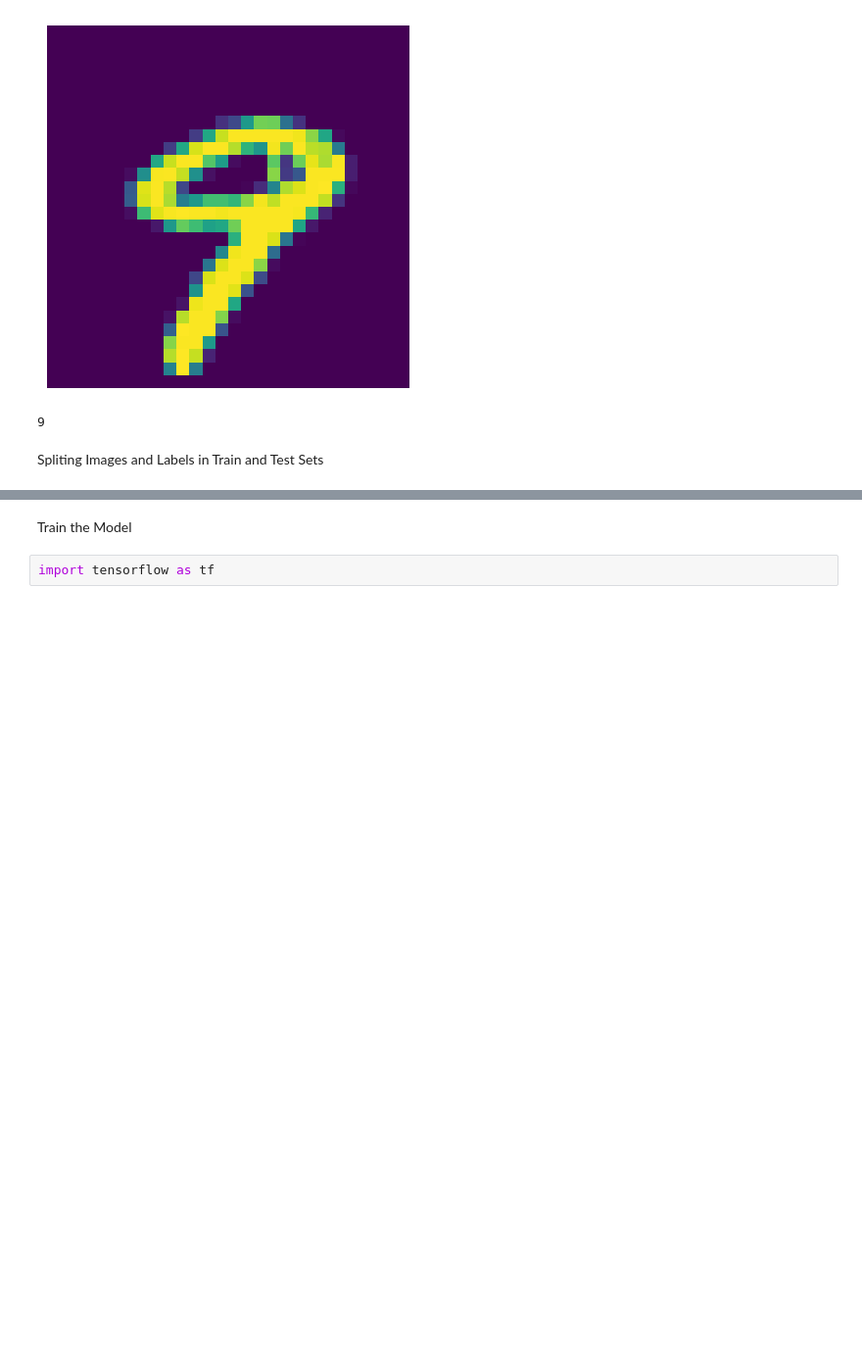
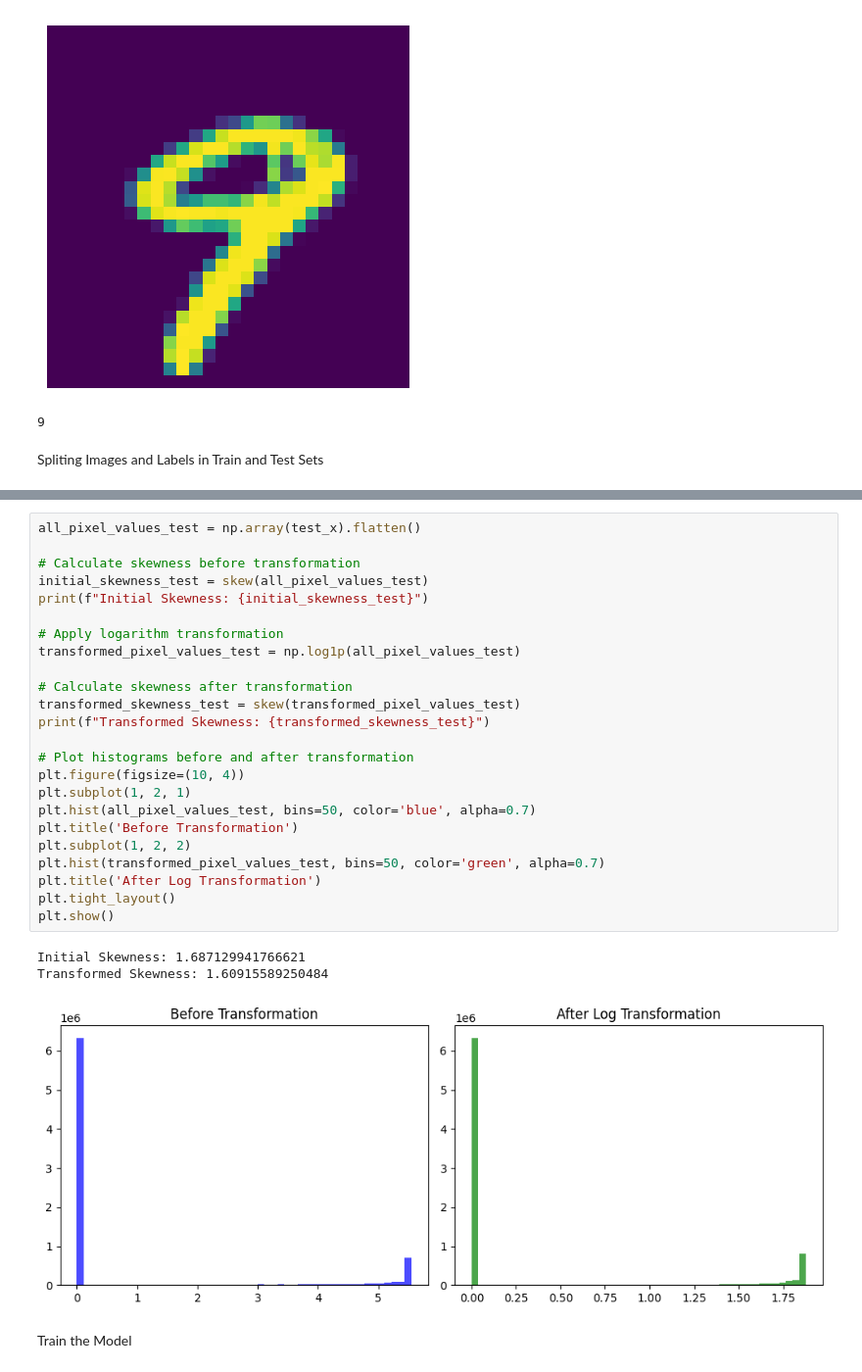
Before and after one commit to Ammar-Asim-23/imageClassifier, a Jupyter notebook: Project/main.ipynb, the cells around one changed output, grey strips where cells are left out. Shown at 98% size. Drawn from its saved outputs; the diff is of its cells as text; blank space fills up the shorter version.

```diff
--- a/Project/main.ipynb
+++ b/Project/main.ipynb
@@ -108,4 +137,30 @@ print(train_y[33])
+# %%
+all_pixel_values_test = np.array(test_x).flatten()
+
+# Calculate skewness before transformation
+initial_skewness_test = skew(all_pixel_values_test)
+print(f"Initial Skewness: {initial_skewness_test}")
+
+# Apply logarithm transformation
+transformed_pixel_values_test = np.log1p(all_pixel_values_test)
+
+# Calculate skewness after transformation
+transformed_skewness_test = skew(transformed_pixel_values_test)
+print(f"Transformed Skewness: {transformed_skewness_test}")
+
+# Plot histograms before and after transformation
+plt.figure(figsize=(10, 4))
+plt.subplot(1, 2, 1)
+plt.hist(all_pixel_values_test, bins=50, color='blue', alpha=0.7)
+plt.title('Before Transformation')
+plt.subplot(1, 2, 2)
+plt.hist(transformed_pixel_values_test, bins=50, color='green', alpha=0.7)
+plt.title('After Log Transformation')
+plt.tight_layout()
+plt.show()
+# %% [output]
+Initial Skewness: 1.687129941766621
+Transformed Skewness: 1.60915589250484
+[figure, added]
 # %% [markdown]
 Train the Model
-# %%
-import tensorflow as tf
```
Also changed, not shown: parts of 9 cells of this notebook.
